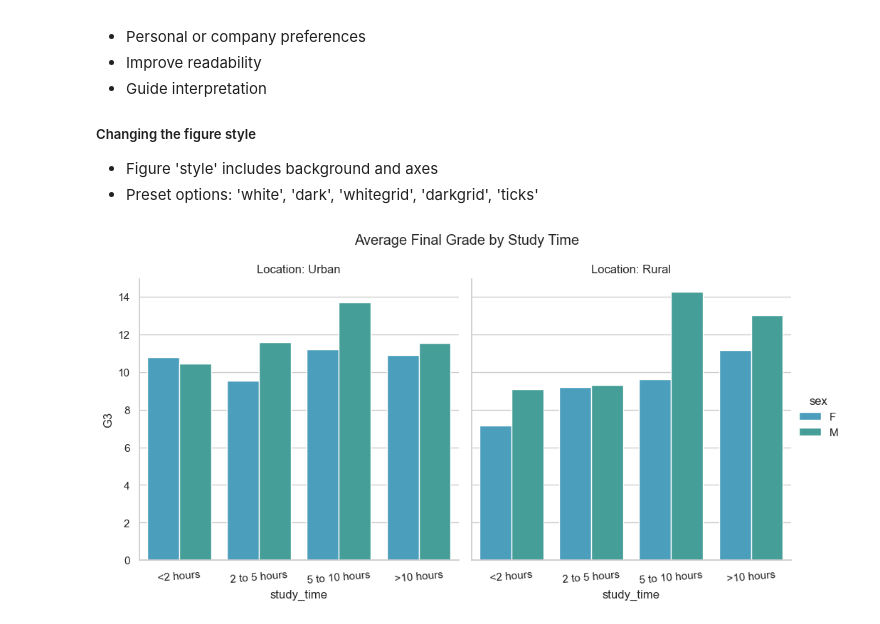
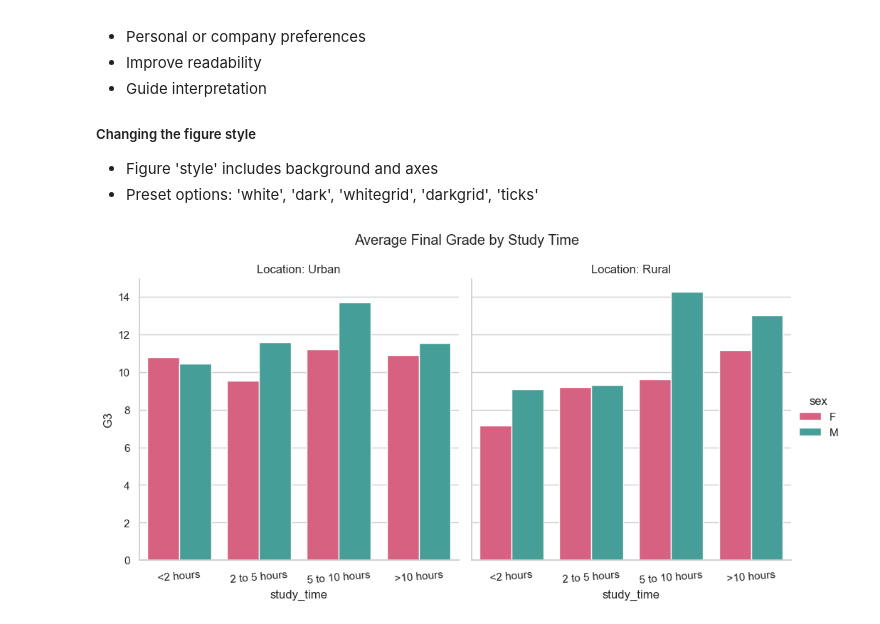
Before and after one commit to Jnn002/dc_datacamp, a Jupyter notebook: Data_analyst_python/chapter_6_seaborn/styling_plots.ipynb, the cells around one changed output. Cells and saved outputs as stored; diff of their text form; code cells hidden in the pictures.

Commit message:
CHANGE, final changes to styling plots file

```diff
--- a/Data_analyst_python/chapter_6_seaborn/styling_plots.ipynb
+++ b/Data_analyst_python/chapter_6_seaborn/styling_plots.ipynb
@@ -18,32 +18,32 @@ students = pd.read_csv('student-alcohol-consumption.csv', index_col= 0)
 
 sns.set_style('whitegrid')
 #sns.set_palette('RdBu')
-sns.set_palette(['#39A7D0', '#36ADA4']) # We can also use HEX codes
+sns.set_palette(['#E94E77', '#36ADA4']) # We can also use HEX codes
 sns.set_context('notebook')
 
 graph = sns.catplot(data = students, kind = 'bar',
                 x = 'study_time',
                 y = 'G3',
                 order = ["<2 hours",
                         "2 to 5 hours",
                         "5 to 10 hours",
                         ">10 hours"],
                 errorbar= None,
                 hue = 'sex',
                 col = 'location'
                 #palette = ['r', 'k']
                 )
 
 # Add a title
 graph.figure.suptitle('Average Final Grade by Study Time', y = 1.05)
 graph.set_titles('Location: {col_name}')
 
 # Add labels
 graph.set_axis_labels(xlabel = 'Study Time', ylabel ='Final Grade')   # We use the set_axis_labels method to add labels
 #graph.set(xlabel = 'Study Time', ylabel ='Final Grade')               # We can also use the set method to add labels
 
 graph.set_xticklabels(rotation = 5)
 
 plt.show()
 # %% [output]
-[figure, old version]
+[figure, new version]
```
